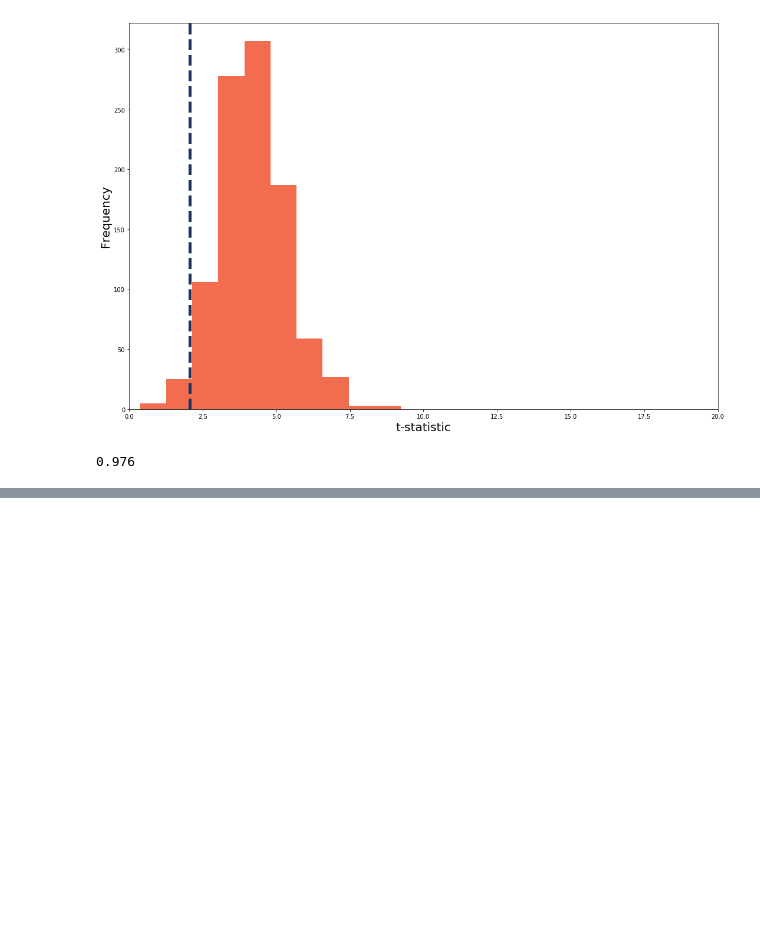
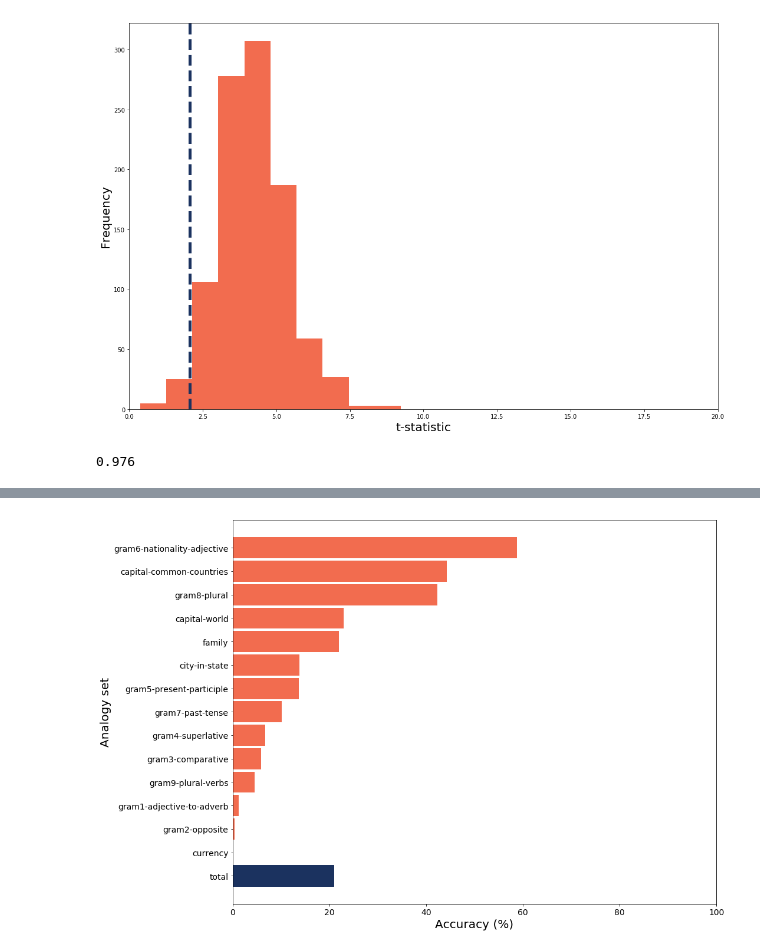
Before and after one commit to rmaia/eccentrip, a Jupyter notebook: doc2vec_validation.ipynb, the cells around one changed output, grey strips where cells are left out. Saved outputs shown, nothing was run; the diff lists cells and outputs as text; code cells hidden in the pictures; blank space fills up the shorter version.

Commit message:
analogy validation

```diff
--- a/doc2vec_validation.ipynb
+++ b/doc2vec_validation.ipynb
@@ -336,0 +324,3 @@ aa
+# %%
+for i in range(len(acctest)):
+    print(acctest[i]['section'], ':', round(100*(len(acctest[i]['correct'])/(len(acctest[i]['correct'])+len(acctest[i]['incorrect']))),2))
@@ -336,0 +343,24 @@ aa
+# %%
+accsec = [acctest[i]['section'] for i in range(len(acctest))]
+accscore = [round(100*(len(acctest[i]['correct'])/(len(acctest[i]['correct'])+len(acctest[i]['incorrect']))),2) for i in range(len(acctest))]
+# %%
+modelac = pd.DataFrame([accsec,accscore]).T.reset_index().rename(columns={0:'anset', 1:'accuracy'})[['anset','accuracy']]
+modelac = modelac.sort_values(by='accuracy', ascending=False).reset_index(drop=True)
+# %%
+modelac = modelac.append(modelac.iloc[5])
+modelac.reset_index(drop=True).drop(5).reset_index(drop=True)
+# %%
+plt.figure(figsize=(15,10))
+barlist = plt.barh(range(15), modelac['accuracy'], height=0.9, color='#f26c4fff')
+barlist[14].set_color('#1b325fff')
+plt.xlabel('Accuracy (%)', fontsize=20)
+plt.xticks(fontsize=14)
+plt.xlim(0,100)
+plt.ylabel('Analogy set', fontsize=20)
+plt.yticks(range(15), modelac['anset'], fontsize=14)
+plt.gca().invert_yaxis()
+plt.tight_layout()
+plt.savefig('fig/VAL_analogies.jpg', format='jpg', dpi=300)
+plt.show()
+# %% [output]
+[figure, added]
```
Also changed, not shown: parts of 6 cells of this notebook, 1 other file.
